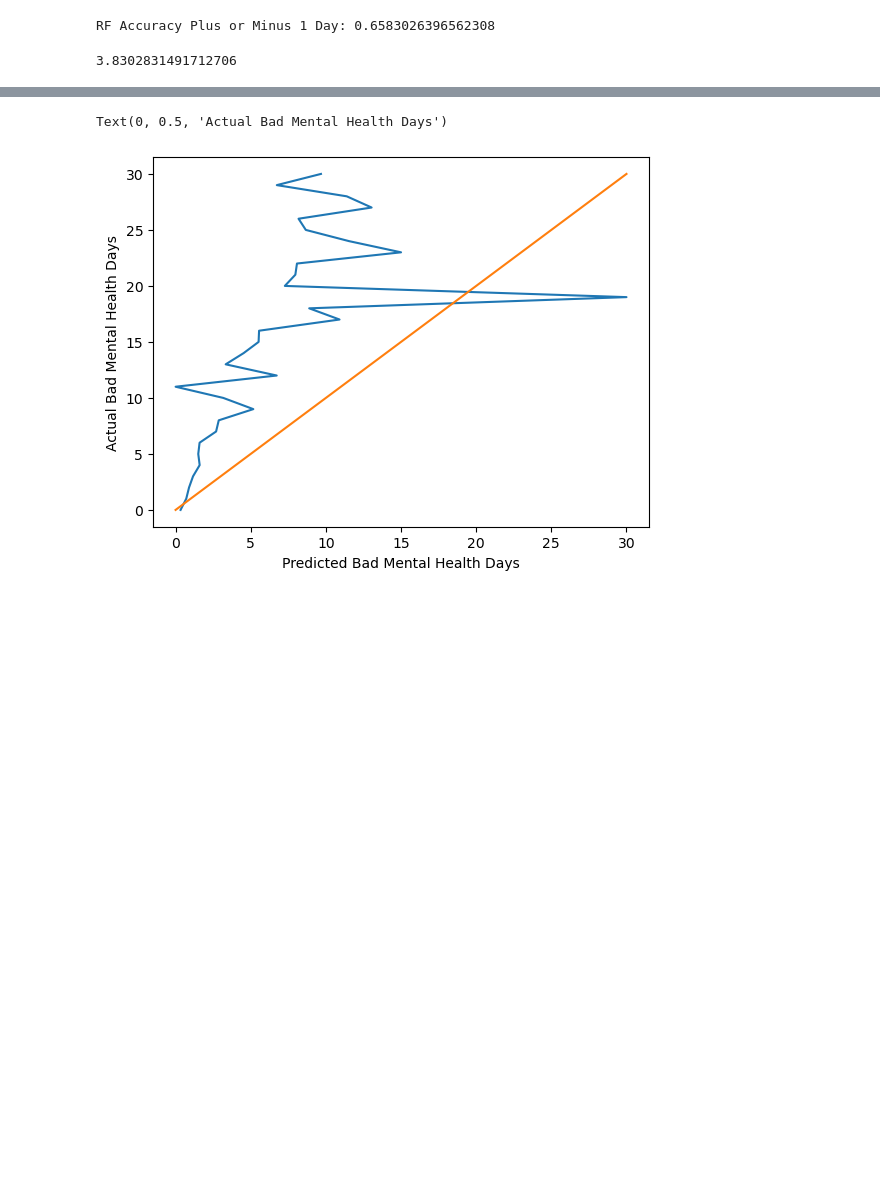
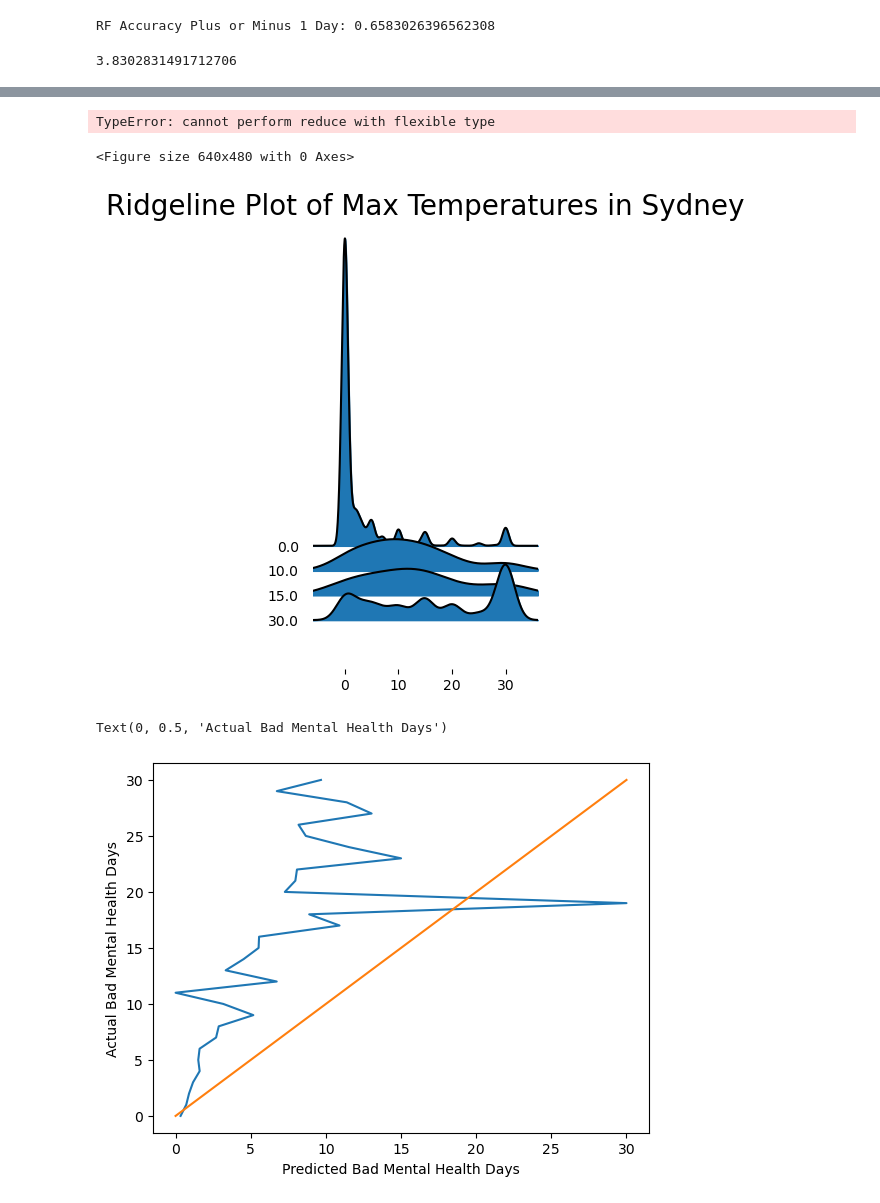
Before and after one commit to beauleblond/baddays, a Jupyter notebook: comparing_models.ipynb, the cells around one changed output, grey strips where cells are left out. Saved outputs shown, nothing was run; the diff lists cells and outputs as text; code cells hidden in the pictures; blank space fills up the shorter version.

Commit message:
added cross validation to all methods and calibration plots

```diff
--- a/comparing_models.ipynb
+++ b/comparing_models.ipynb
@@ -26,7 +26,7 @@ warnings.filterwarnings('ignore')
 #from tensorflow.keras import models, layers, utils, backend as K
 import matplotlib.pyplot as plt
 #import shap
-df = pd.read_csv('data/BRFSS_clean.csv')
+df = pd.read_csv('BRFSS_clean.csv')
 # %%
 X_train, X_test, y_train, y_test = train_test_split(
   df.iloc[:,3:], df['MENTHLTH'], test_size=0.20)
@@ -200,0 +206,27 @@ mae
+# %%
+accs = np.zeros(5)
+maes = np.zeros(5)
+df_predictions = []
+kfolds= KFold(n_splits=5)
+rf= RandomForestClassifier(max_depth=9, n_estimators=99, max_features=29)
+cur_split = 0
+for split in kfolds.split(df):
+    idx_train = split[0]
+    idx_test = split[1]
+    rf.fit(X.iloc[idx_train], Y.iloc[idx_train])
+    predictions=rf.predict(X.iloc[idx_test])
+    for prediction in predictions:
+        if prediction<0:
+            prediction==0
+        if prediction>30:
+            prediction==30
+
+    accs[cur_split] = np.sum(predictions==Y.iloc[idx_test])/len(Y.iloc[idx_test])
+    maes[cur_split] = np.mean(np.abs(predictions - Y.iloc[idx_test]))
+    df_calibration = pd.DataFrame(predictions, columns=['predictions'])
+    df_calibration['actual'] = Y.iloc[idx_test].values
+    df_predictions.append(df_calibration)
+    print('done with split', cur_split)
+    cur_split += 1
+average_acc = np.mean(accs)
+average_acc
@@ -200,0 +264,3 @@ mae
+# %%
+full_prediction_df = pd.concat(df_predictions)
+full_prediction_df
@@ -201,3 +305,30 @@ mae
+# %%
+
+fig = ridgeplot(samples=full_prediction_df[['predictions', 'actual']].astype(np.float))
+
+# The returned Plotly `Figure` is still fully customizable
+fig.update_layout(height=500, width=800)
+
+# show us the work!
+fig.show()
+# %% [output]
+TypeError: cannot perform reduce with flexible type
+# %%
+plt.figure()
+
+ax, fig = joyplot(
+    data=full_prediction_df[['predictions', 'actual']],
+    by='predictions',
+    kind = 'kde',
+    figsize=(3, 5),
+    overlap=5
+)
+
+plt.title('Ridgeline Plot of Max Temperatures in Sydney', fontsize=20)
+plt.show()
+# %% [output]
+<Figure size 640x480 with 0 Axes>
+[figure, added]
 # %%
 df_calibration = pd.DataFrame(predictions, columns=['predictions'])
 df_calibration['actual'] = y_test.values
```
Also changed, not shown: parts of 30 cells of this notebook, 1 other file.
